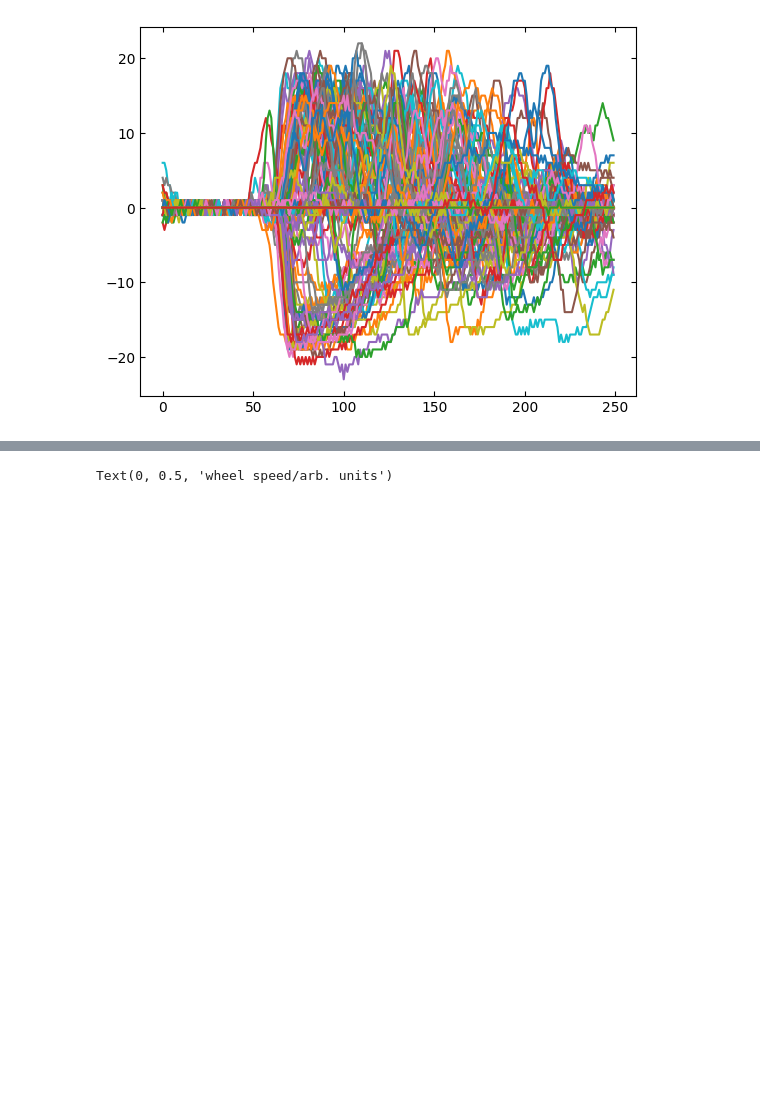
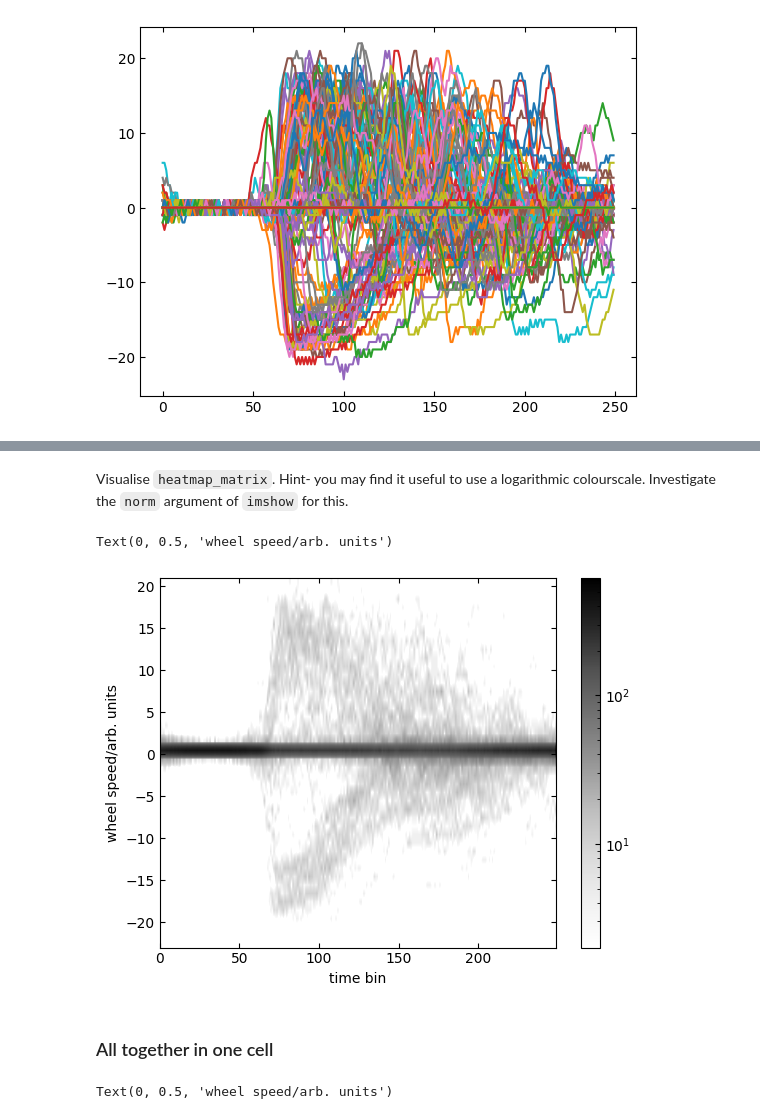
Before and after one commit to ibehave-ibots/iBOTS-Tools, a Jupyter notebook: workshops/python-workshop-1/exercises/ben/Day2-wheelspeed-with-solns.ipynb, the cells around one changed output, grey strips where cells are left out. Saved outputs shown, nothing was run; the diff lists cells and outputs as text; code cells hidden in the pictures; blank space fills up the shorter version.

```diff
--- a/workshops/python-workshop-1/exercises/ben/Day2-wheelspeed-with-solns.ipynb
+++ b/workshops/python-workshop-1/exercises/ben/Day2-wheelspeed-with-solns.ipynb
@@ -214,0 +264,2 @@ Looks overplotted! Let's do better (possible extra exercise!!)
+# %%
+heatmap_matrix = np.zeros([ len(y_bins[:-1]),len(x_bins[:-1])])
@@ -215,3 +281,26 @@ Looks overplotted! Let's do better (possible extra exercise!!)
+# %%
+for i, col in wheel_df.items():
+    h,xx,yy = np.histogram2d(col,wheel_df.index.values, bins=[ y_bins,x_bins])
+    heatmap_matrix += h
+# %% [markdown]
+Visualise `heatmap_matrix`. Hint- you may find it useful to use a logarithmic colourscale. Investigate the `norm` argument of `imshow` for this.
+# %%
+im = plt.imshow(heatmap_matrix,
+                norm=LogNorm(),
+                cmap=plt.cm.Greys,
+                interpolation='bilinear',
+                aspect='auto',
+                origin="lower",
+                extent=[min(x_bins),max(x_bins),min(y_bins),max(y_bins)] )
+plt.colorbar(im)
+
+plt.xlabel("time bin")
+plt.ylabel("wheel speed/arb. units")
+# %% [output]
+Text(0, 0.5, 'wheel speed/arb. units')
+[figure, added]
+# %% [markdown]
+### All together in one cell
 # %%
 y_bins = np.arange(wheel_df.min(axis=None), wheel_df.max(axis=None),1)
 x_bins= wheel_df.index.values
```
Also changed, not shown: parts of 15 cells of this notebook.
